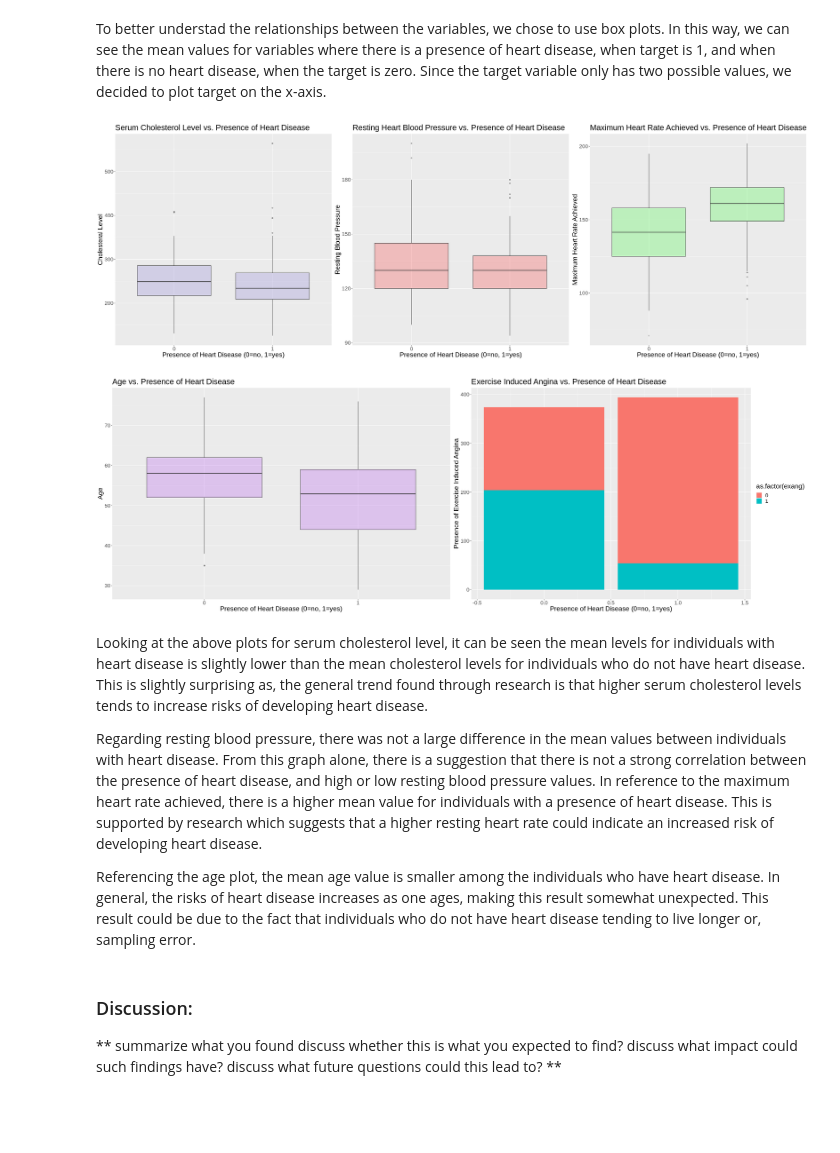
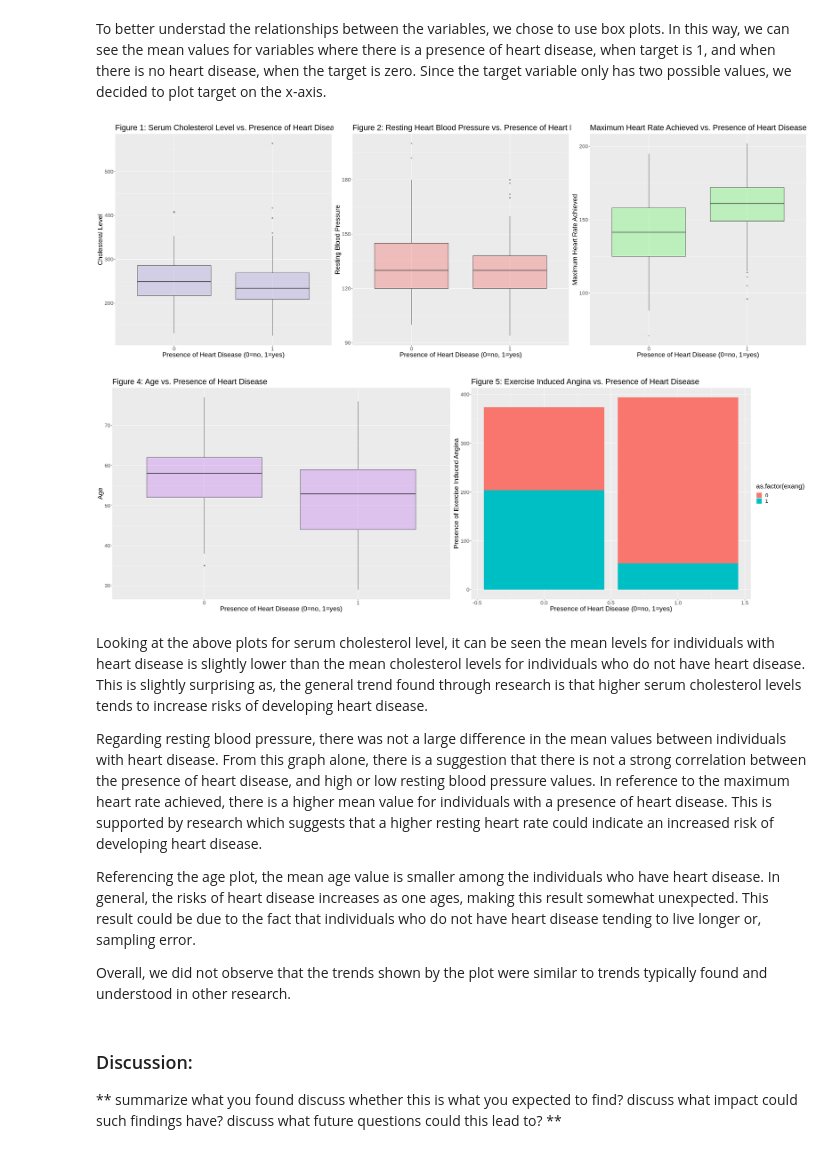
Before and after one commit to jennywyzhao/dsci-group-project-002-14, a Jupyter notebook: Final Project Report.ipynb, the cells around one changed output. Drawn from its saved outputs; the diff is of its cells as text; code cells hidden in the pictures; blank space fills up the shorter version.

```diff
--- a/Final Project Report.ipynb
+++ b/Final Project Report.ipynb
@@ -96,53 +86,54 @@ chol_plot <- ggplot(heart_train,
            x = as.factor(target))) +
      geom_boxplot(fill = "slateblue", alpha = 0.2)+
      labs(x = "Presence of Heart Disease (0=no, 1=yes)", y = "Cholesteral Level" )+
      theme(text = element_text(size = 20))+
-     ggtitle("Serum Cholesterol Level vs. Presence of Heart Disease")
+     ggtitle("Figure 1: Serum Cholesterol Level vs. Presence of Heart Disease")
 
 trestbps_plot<- ggplot(heart_train,
     aes(y = trestbps,
             x = as.factor(target))) +
     geom_boxplot(fill = "red", alpha = 0.2)+
     labs(x="Presence of Heart Disease (0=no, 1=yes)", y = "Resting Blood Pressure" )+
     theme(text = element_text(size = 20))+
-    ggtitle("Resting Heart Blood Pressure vs. Presence of Heart Disease")
+    ggtitle("Figure 2: Resting Heart Blood Pressure vs. Presence of Heart Disease")
 
 grid.arrange(chol_plot, trestbps_plot, thalach_plot, ncol = 3)
-
-age_plot<- ggplot(heart_train,
-        aes(y = age,
-            x = as.factor(target))) +
-    geom_boxplot(fill = "purple", alpha = 0.2)+
-    labs(x = "Presence of Heart Disease (0=no, 1=yes)", y = "Age" )+
-    theme(text = element_text(size = 20))+
-    ggtitle("Age vs. Presence of Heart Disease")
 
 
 thalach_plot <- ggplot(heart_train,
         aes(y = thalach,
             x = as.factor(target))) +
     geom_boxplot(fill = "green", alpha = 0.2)+
     labs(x = "Presence of Heart Disease (0=no, 1=yes)", y = "Maximum Heart Rate Achieved" )+
     theme(text = element_text(size = 20))+
-    ggtitle("Maximum Heart Rate Achieved vs. Presence of Heart Disease")
+    ggtitle("Figure 3: Maximum Heart Rate Achieved vs. Presence of Heart Disease")
 
+age_plot<- ggplot(heart_train,
+        aes(y = age,
+            x = as.factor(target))) +
+    geom_boxplot(fill = "purple", alpha = 0.2)+
+    labs(x = "Presence of Heart Disease (0=no, 1=yes)", y = "Age" )+
+    theme(text = element_text(size = 20))+
+    ggtitle("Figure 4: Age vs. Presence of Heart Disease")
 
 exang_plot <- ggplot(heart_train, aes(x = target, fill = as.factor(exang)))+
    geom_bar()+
    labs(x = "Presence of Heart Disease (0=no, 1=yes)", y = "Presence of Exercise Induced Angina")+
    theme(text = element_text(size = 20))+
-   ggtitle("Exercise Induced Angina vs. Presence of Heart Disease")
+   ggtitle("Figure 5: Exercise Induced Angina vs. Presence of Heart Disease")
 
 grid.arrange(age_plot, exang_plot, ncol = 2)
 # %% [output]
-[figure, old version]
+[figure, new version]
-[figure, old version]
+[figure, new version]
 # %% [markdown]
 Looking at the above plots for serum cholesterol level, it can be seen the mean levels for individuals with heart disease is slightly lower than the mean cholesterol levels for individuals who do not have heart disease. This is slightly surprising as, the general trend found through research is that higher serum cholesterol levels tends to increase risks of developing heart disease.
 
 Regarding resting blood pressure, there was not a large difference in the mean values between individuals with heart disease. From this graph alone, there is a suggestion that there is not a strong correlation between the presence of heart disease, and high or low resting blood pressure values. In reference to the maximum heart rate achieved, there is a higher mean value for individuals with a presence of heart disease. This is supported by research which suggests that a higher resting heart rate could indicate an increased risk of developing heart disease.
 
 Referencing the age plot, the mean age value is smaller among the individuals who have heart disease. In general, the risks of heart disease increases as one ages, making this result somewhat unexpected. This result could be due to the fact that individuals who do not have heart disease tending to live longer or, sampling error.
+
+Overall, we did not observe that the trends shown by the plot were similar to trends typically found and understood in other research.
 # %% [markdown]
 ### Discussion:
 ** summarize what you found
```
Also changed, not shown: parts of 1 cell of this notebook.
